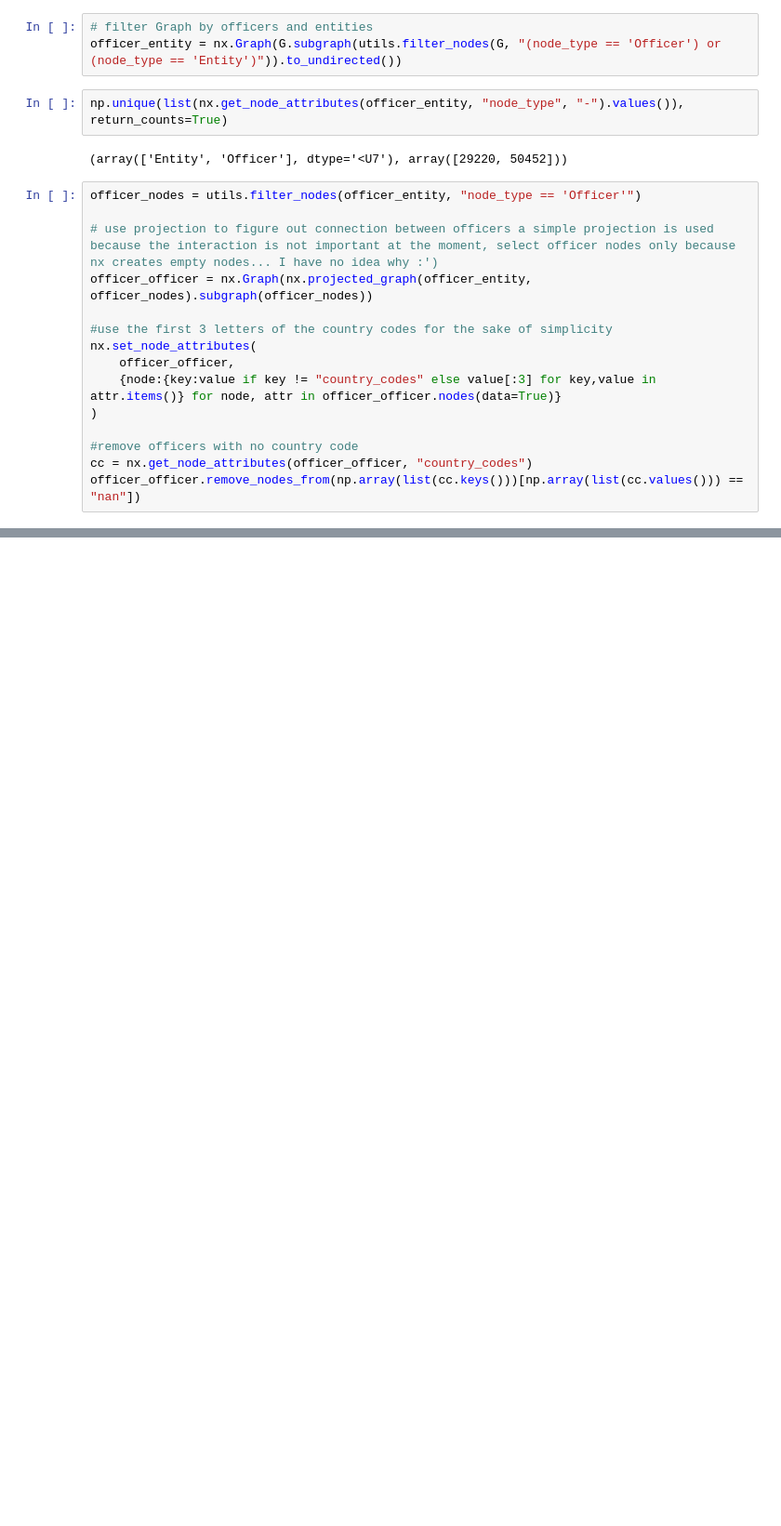
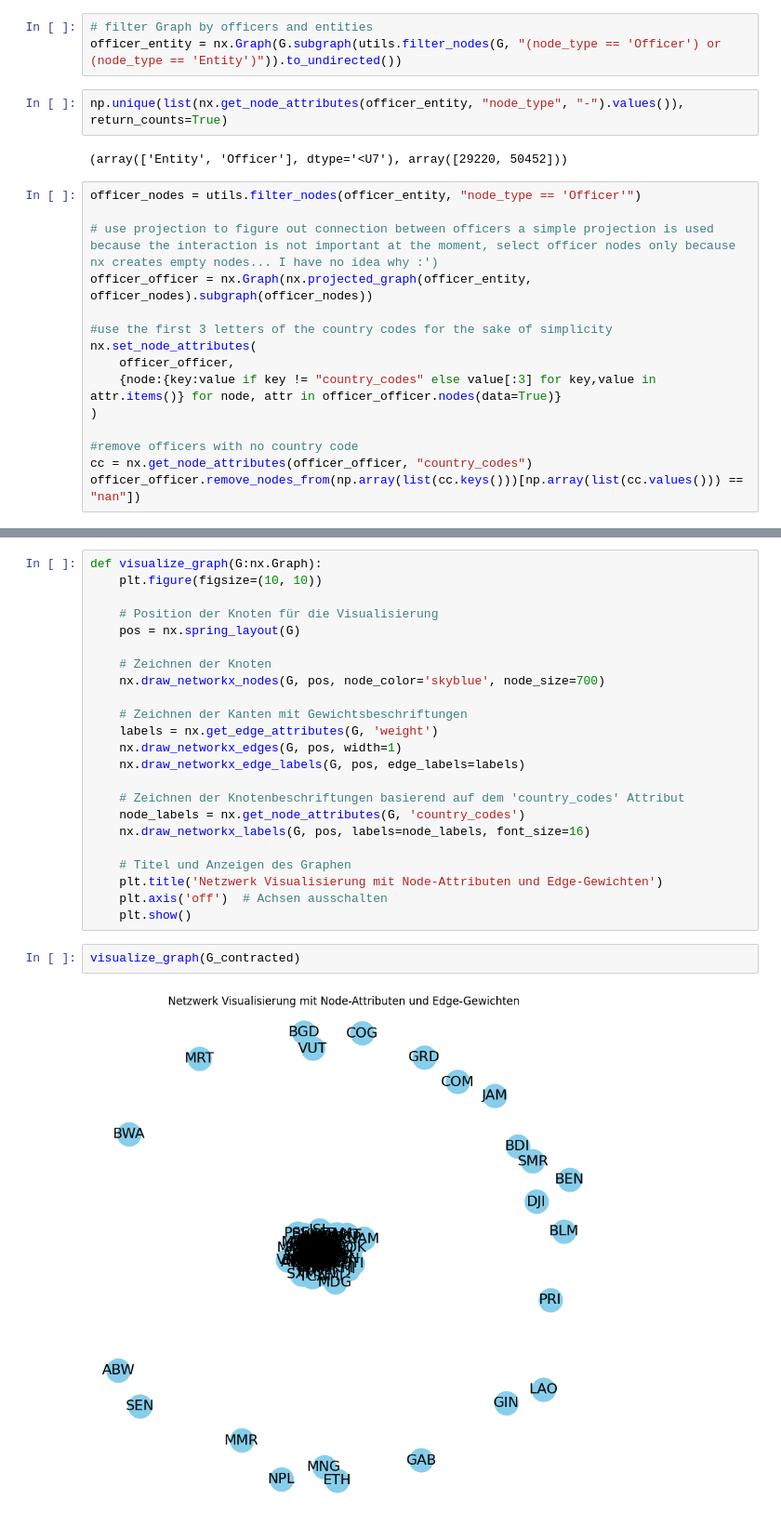
Before and after one commit to gabrieltorresgamez/fhnw-san-project, a Jupyter notebook: 03-switzerland-more-involved.ipynb, the cells around one changed output, grey strips where cells are left out. Shown at 93% size. Cells and saved outputs as stored; diff of their text form; blank space fills up the shorter version.

```diff
--- a/03-switzerland-more-involved.ipynb
+++ b/03-switzerland-more-involved.ipynb
@@ -120,0 +119,27 @@ for _ in range(2):
+# %%
+def visualize_graph(G:nx.Graph):
+    plt.figure(figsize=(10, 10))
+
+    # Position der Knoten für die Visualisierung
+    pos = nx.spring_layout(G)
+
+    # Zeichnen der Knoten
+    nx.draw_networkx_nodes(G, pos, node_color='skyblue', node_size=700)
+
+    # Zeichnen der Kanten mit Gewichtsbeschriftungen
+    labels = nx.get_edge_attributes(G, 'weight')
+    nx.draw_networkx_edges(G, pos, width=1)
+    nx.draw_networkx_edge_labels(G, pos, edge_labels=labels)
+
+    # Zeichnen der Knotenbeschriftungen basierend auf dem 'country_codes' Attribut
+    node_labels = nx.get_node_attributes(G, 'country_codes')
+    nx.draw_networkx_labels(G, pos, labels=node_labels, font_size=16)
+
+    # Titel und Anzeigen des Graphen
+    plt.title('Netzwerk Visualisierung mit Node-Attributen und Edge-Gewichten')
+    plt.axis('off')  # Achsen ausschalten
+    plt.show()
+# %%
+visualize_graph(G_contracted)
+# %% [output]
+[figure, added]
```
Also changed, not shown: parts of 8 cells of this notebook, 3 other files.
